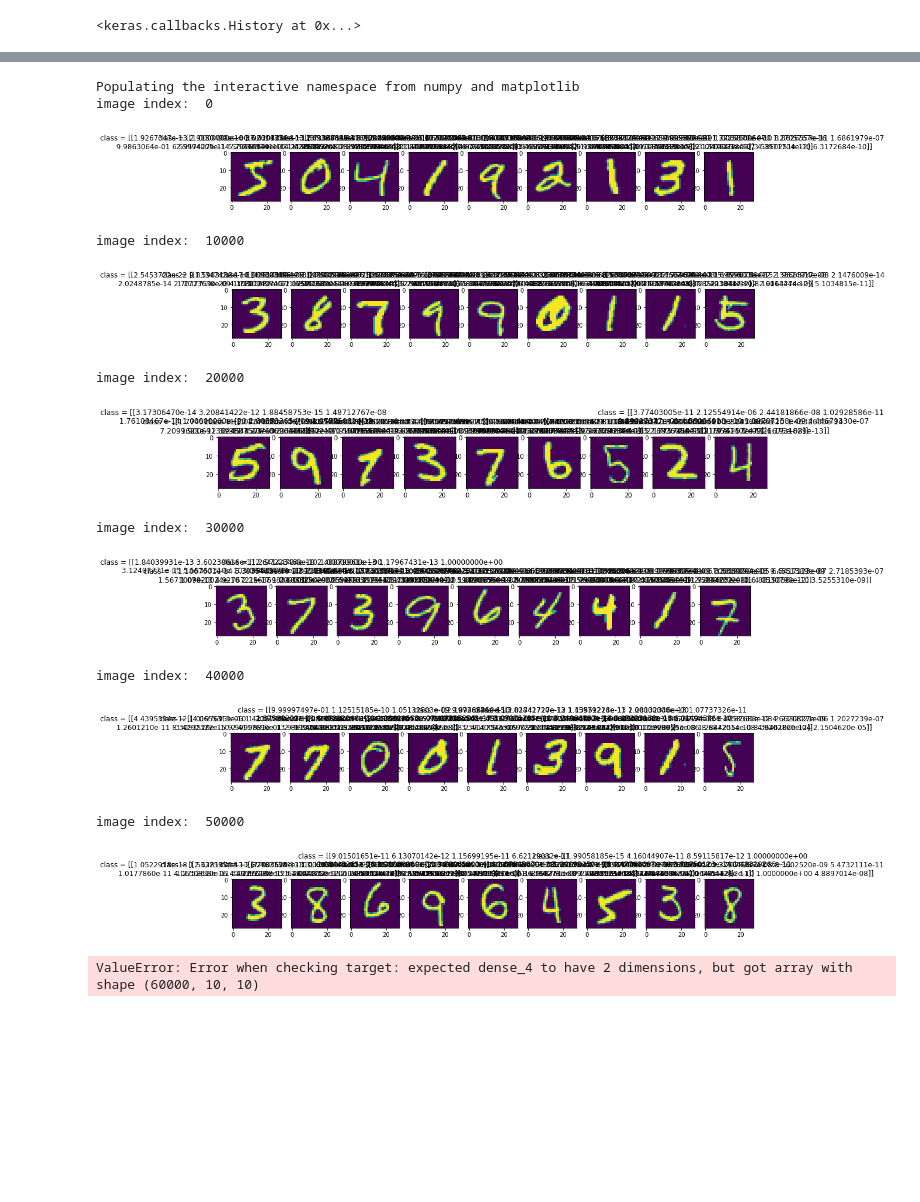
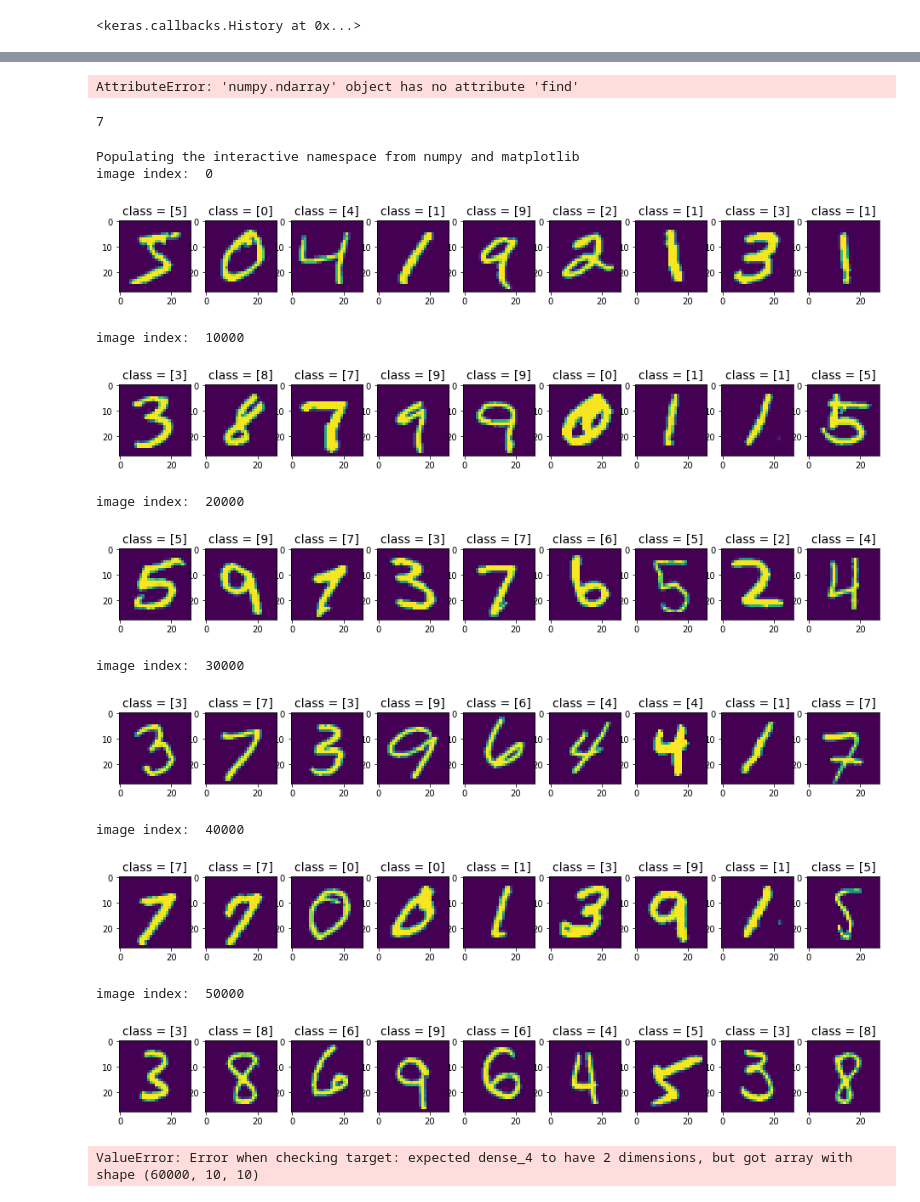
Before and after one commit to cosmologywater/AI, a Jupyter notebook: keras_2_mnist_cnn.ipynb, the cells around one changed output, grey strips where cells are left out. Saved outputs shown, nothing was run; the diff lists cells and outputs as text; code cells hidden in the pictures; blank space fills up the shorter version.

```diff
--- a/keras_2_mnist_cnn.ipynb
+++ b/keras_2_mnist_cnn.ipynb
@@ -133,34 +141,47 @@ Epoch 12/12
+# %%
+A.find(max(A))
+# %% [output]
+AttributeError: 'numpy.ndarray' object has no attribute 'find'
+# %%
+A = np.array(list(range(10)))
+# %%
+def get_number(A):
+    return where(A==max(A))[0][0]
+get_number(model1.predict(x_test[0:1])[0])
+# %% [output]
+7
 # %%
 %pylab inline
 import keras
 from keras.datasets import mnist
 
 (X_train, y_train), (X_test, y_test) = mnist.load_data()
 
 for istart  in [0, 10000, 20000, 30000, 40000, 50000]:
 
     print('image index: ',istart)
     fig, axs = subplots(1,9, figsize=(16,4))
 
     row = 0
     for ax in axs:
             ax.imshow(X_train[row+istart]); row+=1
-            ax.set_title('class = '+str(model1.predict(x_train[row-1+istart:row+istart])))
+            ax.set_title('class = '+str([get_number(x) for x in model1.predict(x_train[row-1+istart:row+istart])]),
+                        fontsize=14)
     plt.show()
 # %% [output]
 Populating the interactive namespace from numpy and matplotlib
 image index:  0
-[figure, old version]
+[figure, new version]
 image index:  10000
-[figure, old version]
+[figure, new version]
 image index:  20000
-[figure, old version]
+[figure, new version]
 image index:  30000
-[figure, old version]
+[figure, new version]
 image index:  40000
-[figure, old version]
+[figure, new version]
 image index:  50000
-[figure, old version]
+[figure, new version]
 # %%
 model2 = Sequential([Conv2D(32, kernel_size=(3,3), activation='relu', input_shape=input_shape,padding='same'),
                     MaxPooling2D(pool_size=(2, 2)),
```
Also changed, not shown: parts of 3 cells of this notebook, 3 other files.
